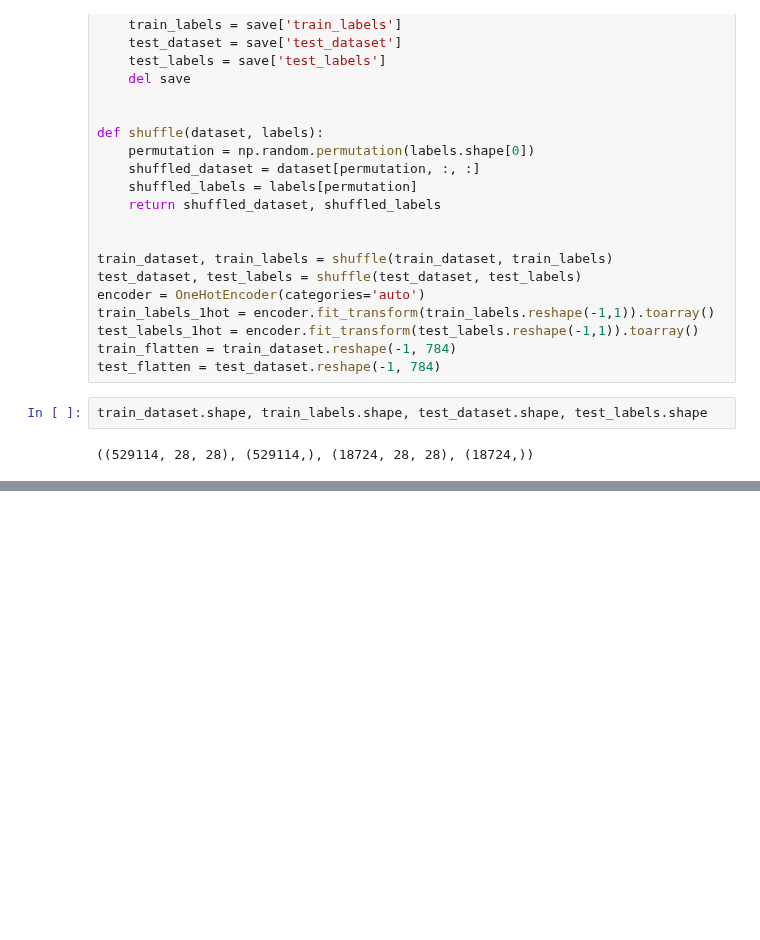
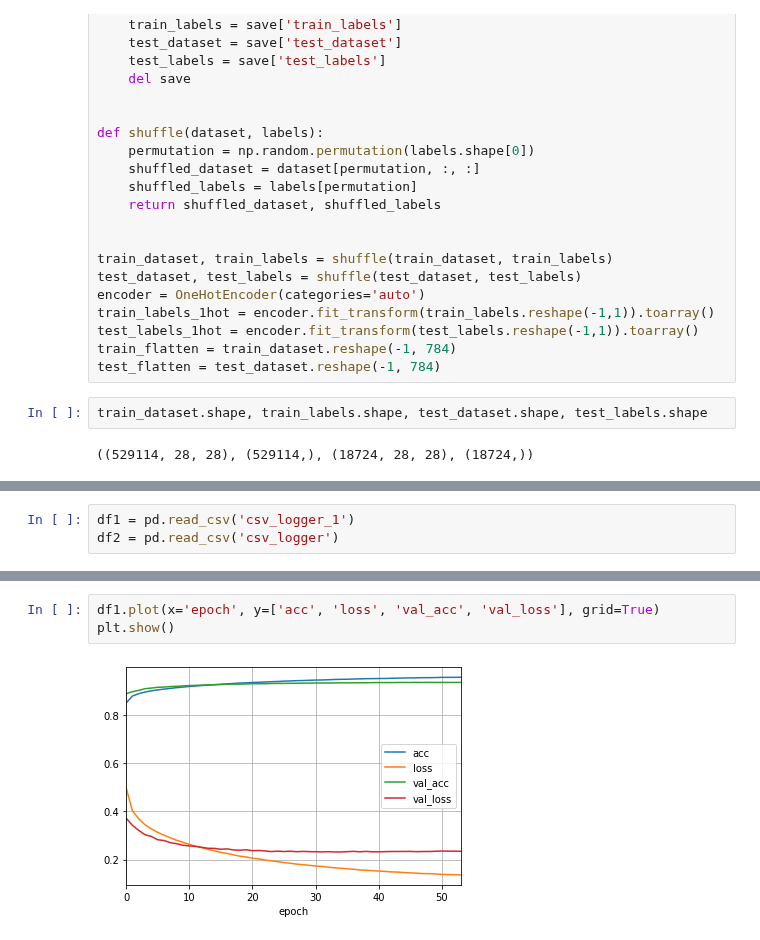
Before and after one commit to jh-lau/NLP, a Jupyter notebook: Artificial_Intelligence_for_NLP/Week_09_0831_kmeans_NN/assignments/3_regularization.ipynb, the cells around one changed output, grey strips where cells are left out. Cells and saved outputs as stored; diff of their text form; blank space fills up the shorter version.

```diff
--- a/Artificial_Intelligence_for_NLP/Week_09_0831_kmeans_NN/assignments/3_regularization.ipynb
+++ b/Artificial_Intelligence_for_NLP/Week_09_0831_kmeans_NN/assignments/3_regularization.ipynb
@@ -712,0 +768,3 @@ train_dataset.shape, train_labels.shape, test_dataset.shape, test_labels.shape
+# %%
+df1 = pd.read_csv('csv_logger_1')
+df2 = pd.read_csv('csv_logger')
@@ -712,0 +780,5 @@ train_dataset.shape, train_labels.shape, test_dataset.shape, test_labels.shape
+# %%
+df1.plot(x='epoch', y=['acc', 'loss', 'val_acc', 'val_loss'], grid=True)
+plt.show()
+# %% [output]
+[figure, added]
```
Also changed, not shown: parts of 14 cells of this notebook, 1 other file.
